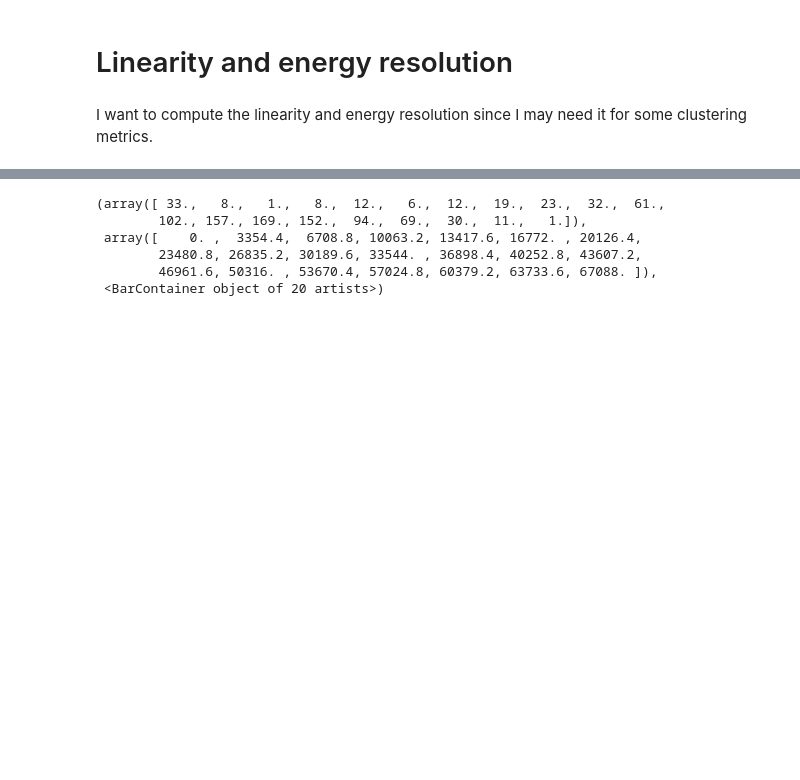
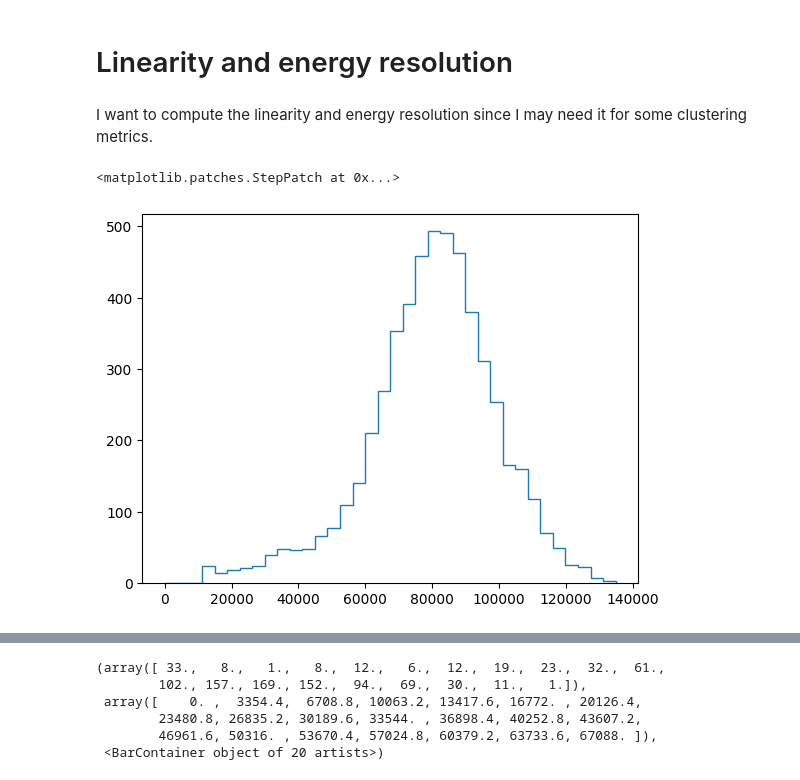
Before and after one commit to Bjartensen/python_focalh_clustering, a Jupyter notebook: notebooks/Linearity.ipynb, the cells around one changed output, grey strips where cells are left out. Drawn from its saved outputs; the diff is of its cells as text; code cells hidden in the pictures; blank space fills up the shorter version.

```diff
--- a/notebooks/Linearity.ipynb
+++ b/notebooks/Linearity.ipynb
@@ -115,4 +118,15 @@ def adc(fname):
 # %%
 adc350 = adc(en350)
 adc150 = adc(en150)
+# %%
+Nbins = rices_rule(adc350)
+#Nbins = 30
+hist, bins = np.histogram(adc350, bins=Nbins)
+bin_centers = bins[:-1] + np.diff(bins) / 2
+mask = bin_centers < 12E3
+hist[mask] = 0
+plt.stairs(hist, bins)
+# %% [output]
+<matplotlib.patches.StepPatch at 0x...>
+[figure, added]
 # %%
```
Also changed, not shown: parts of 4 cells of this notebook, 5 other files.
